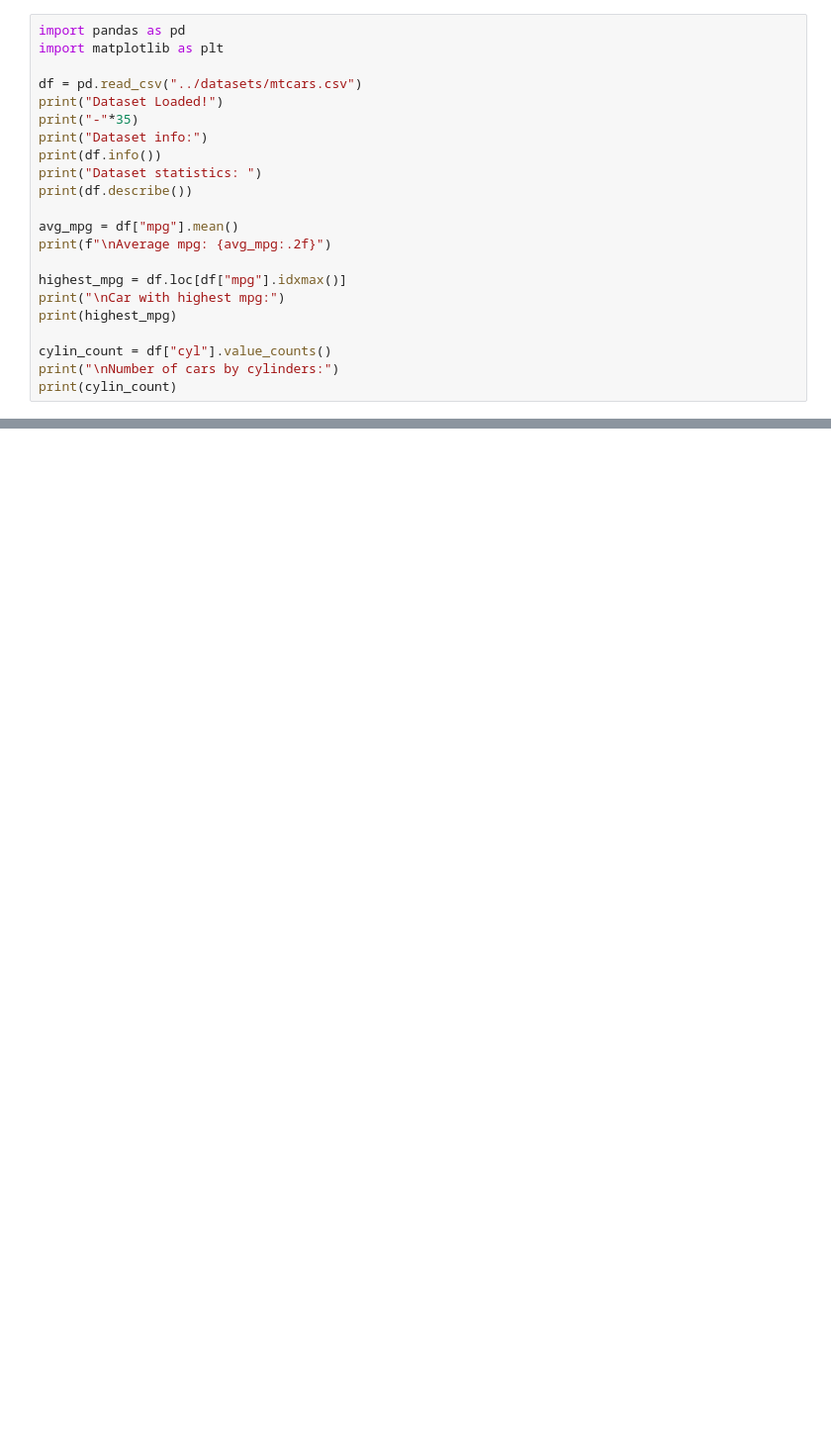
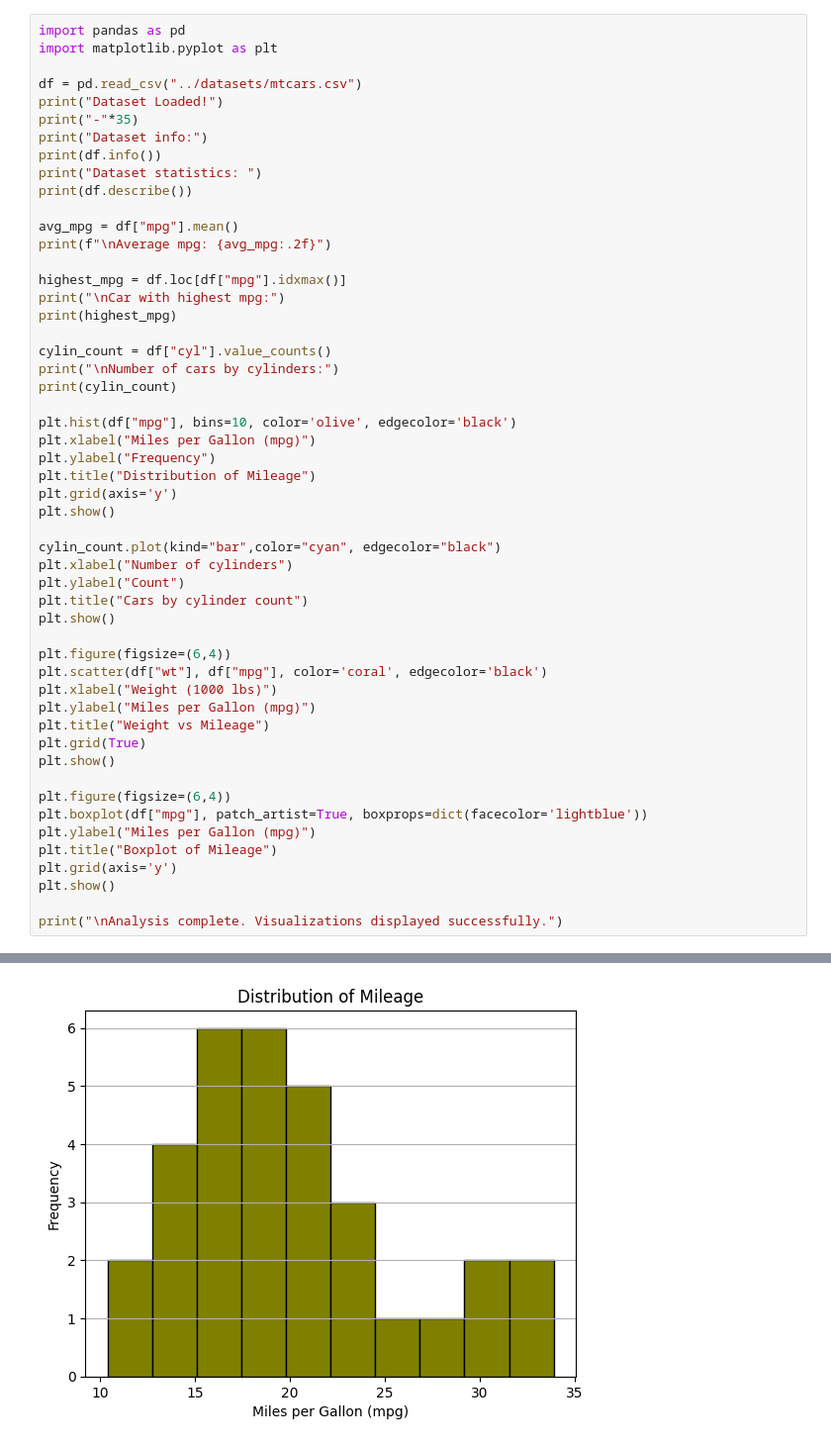
Before and after one commit to hydralgorithm/CSE_mit_lab, a Jupyter notebook: SEM2/dv_lab/lessons/week6.ipynb, the cells around one changed output, grey strips where cells are left out. Shown at 99% size. Saved outputs shown, nothing was run; the diff lists cells and outputs as text; blank space fills up the shorter version.

```diff
--- a/SEM2/dv_lab/lessons/week6.ipynb
+++ b/SEM2/dv_lab/lessons/week6.ipynb
@@ -1,6 +1,6 @@
 # %%
 import pandas as pd
-import matplotlib as plt
+import matplotlib.pyplot as plt
 
 df = pd.read_csv("../datasets/mtcars.csv")
 print("Dataset Loaded!")
@@ -11,30 +11,61 @@ print("Dataset statistics: ")
 print(df.describe())
 
 avg_mpg = df["mpg"].mean()
 print(f"\nAverage mpg: {avg_mpg:.2f}")
 
 highest_mpg = df.loc[df["mpg"].idxmax()]
 print("\nCar with highest mpg:")
 print(highest_mpg)
 
 cylin_count = df["cyl"].value_counts()
 print("\nNumber of cars by cylinders:")
 print(cylin_count)
+
+plt.hist(df["mpg"], bins=10, color='olive', edgecolor='black')
+plt.xlabel("Miles per Gallon (mpg)")
+plt.ylabel("Frequency")
+plt.title("Distribution of Mileage")
+plt.grid(axis='y')
+plt.show()
+
+cylin_count.plot(kind="bar",color="cyan", edgecolor="black")
+plt.xlabel("Number of cylinders")
+plt.ylabel("Count")
+plt.title("Cars by cylinder count")
+plt.show()
+
+plt.figure(figsize=(6,4))
+plt.scatter(df["wt"], df["mpg"], color='coral', edgecolor='black')
+plt.xlabel("Weight (1000 lbs)")
+plt.ylabel("Miles per Gallon (mpg)")
+plt.title("Weight vs Mileage")
+plt.grid(True)
+plt.show()
+
+plt.figure(figsize=(6,4))
+plt.boxplot(df["mpg"], patch_artist=True, boxprops=dict(facecolor='lightblue'))
+plt.ylabel("Miles per Gallon (mpg)")
+plt.title("Boxplot of Mileage")
+plt.grid(axis='y')
+plt.show()
+
+print("\nAnalysis complete. Visualizations displayed successfully.")
 # %% [output]
 Dataset Loaded!
 -----------------------------------
 Dataset info:
 <class 'pandas.DataFrame'>
 RangeIndex: 32 entries, 0 to 31
 Data columns (total 12 columns):
  #   Column  Non-Null Count  Dtype
 ---  ------  --------------  -----
  0   model   32 non-null     str
  1   mpg     32 non-null     float64
  2   cyl     32 non-null     int64
  3   disp    32 non-null     float64
 ... (51 lines left out)
 8    14
 4    11
 6     7
 Name: count, dtype: int64
+[figure, added]
```
Also changed, not shown: parts of 2 cells of this notebook, 1 other file.
